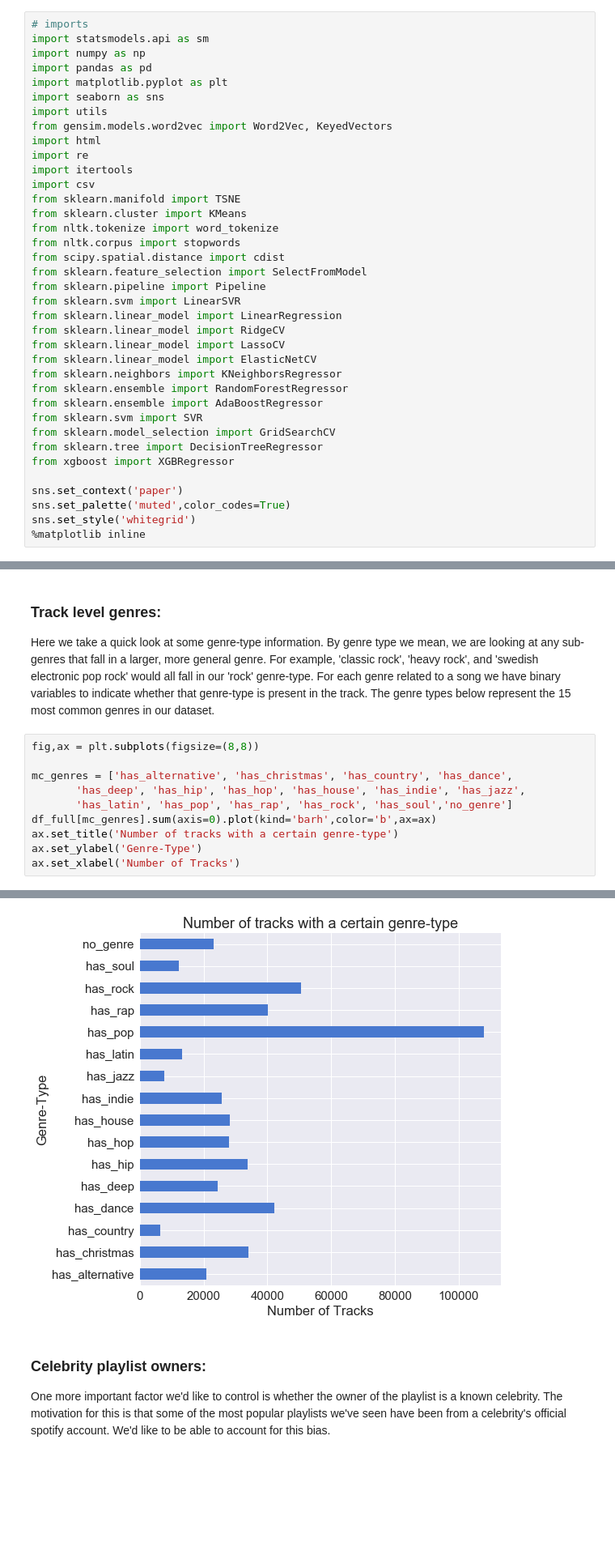
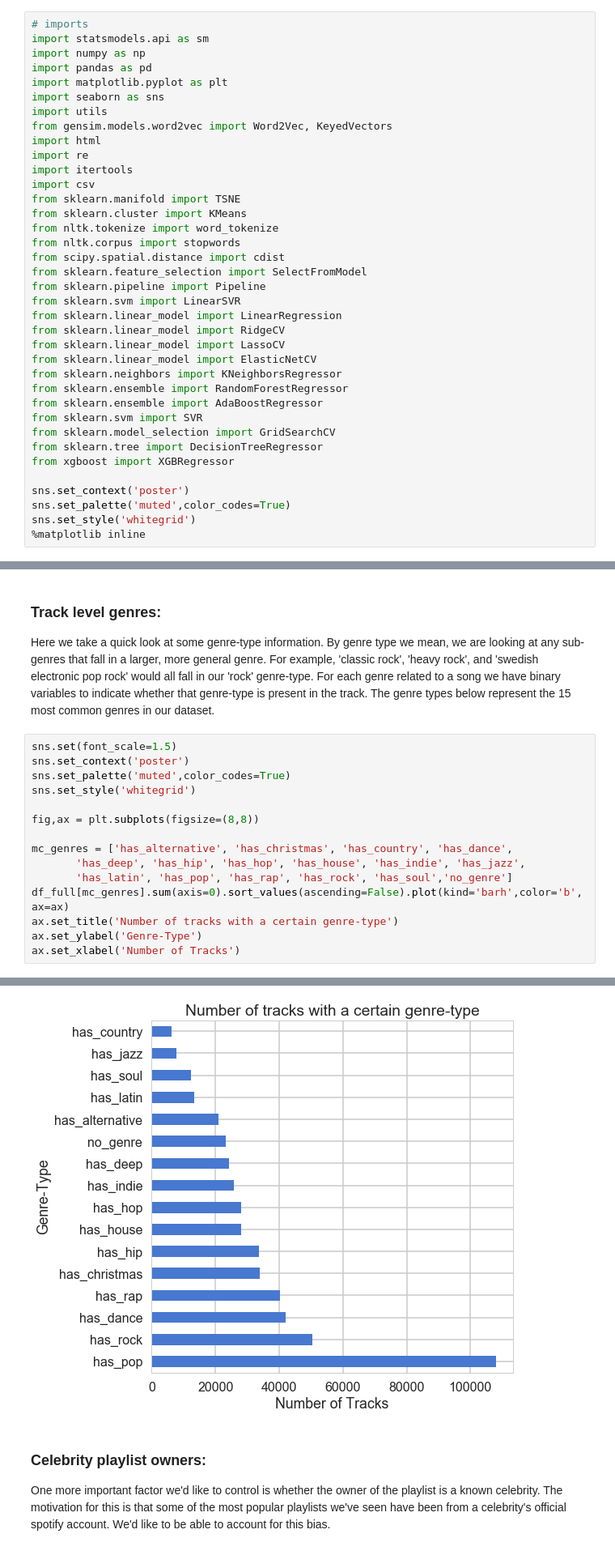
Before and after one commit to ac209-project/ac209-project, a Jupyter notebook: cs109a_final_project.ipynb, the cells around one changed output, grey strips where cells are left out. Shown at 81% size. Drawn from its saved outputs; the diff is of its cells as text; blank space fills up the shorter version.

Commit message:
fix one of pauls crappy graphs

```diff
--- a/cs109a_final_project.ipynb
+++ b/cs109a_final_project.ipynb
@@ -38,7 +38,7 @@ from sklearn.model_selection import GridSearchCV
 from sklearn.tree import DecisionTreeRegressor
 from xgboost import XGBRegressor
 
-sns.set_context('paper')
+sns.set_context('poster')
 sns.set_palette('muted',color_codes=True)
 sns.set_style('whitegrid')
 %matplotlib inline
@@ -278,18 +282,23 @@ ax.set_ylabel('Genre')
 
 Here we take a quick look at some genre-type information.  By genre type we mean, we are looking at any sub-genres that fall in a larger, more general genre.  For example, 'classic rock', 'heavy rock', and 'swedish electronic pop rock' would all fall in our 'rock' genre-type.  For each genre related to a song we have binary variables to indicate whether that genre-type is present in the track.  The genre types below represent the 15 most common genres in our dataset.
 # %%
+sns.set(font_scale=1.5)
+sns.set_context('poster')
+sns.set_palette('muted',color_codes=True)
+sns.set_style('whitegrid')
+
 fig,ax = plt.subplots(figsize=(8,8))
 
 mc_genres = ['has_alternative', 'has_christmas', 'has_country', 'has_dance',
        'has_deep', 'has_hip', 'has_hop', 'has_house', 'has_indie', 'has_jazz',
        'has_latin', 'has_pop', 'has_rap', 'has_rock', 'has_soul','no_genre']
-df_full[mc_genres].sum(axis=0).plot(kind='barh',color='b',ax=ax)
+df_full[mc_genres].sum(axis=0).sort_values(ascending=False).plot(kind='barh',color='b',ax=ax)
 ax.set_title('Number of tracks with a certain genre-type')
 ax.set_ylabel('Genre-Type')
 ax.set_xlabel('Number of Tracks')
 # %% [output]
 <matplotlib.text.Text at 0x...>
-[figure, old version]
+[figure, new version]
 # %% [markdown]
 ### Celebrity playlist owners:
 
```
Also changed, not shown: parts of 4 cells of this notebook.
